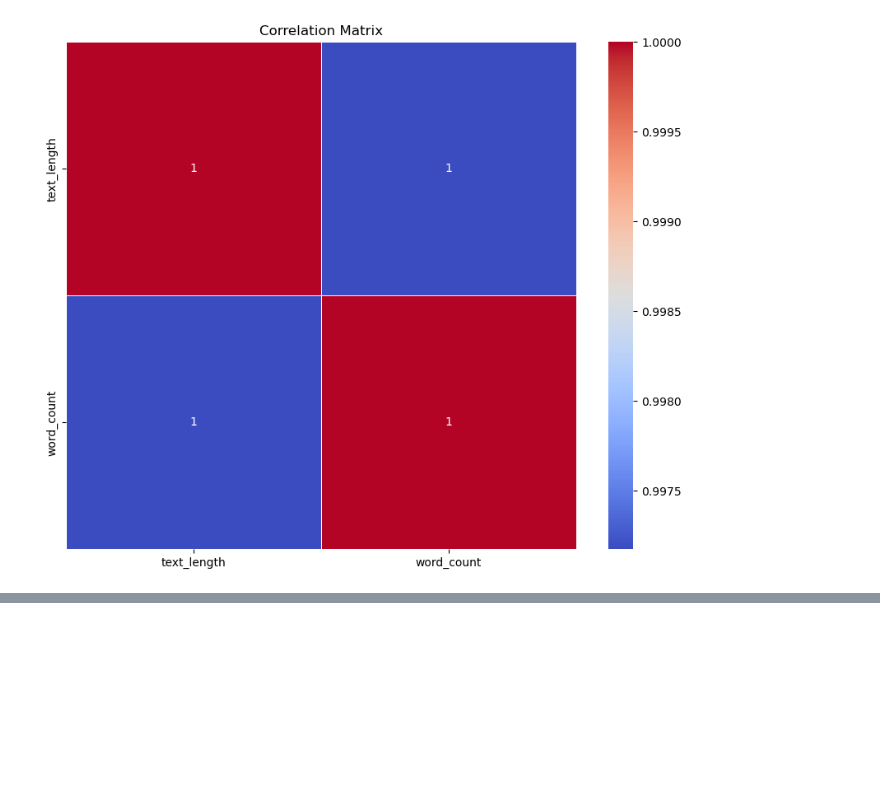
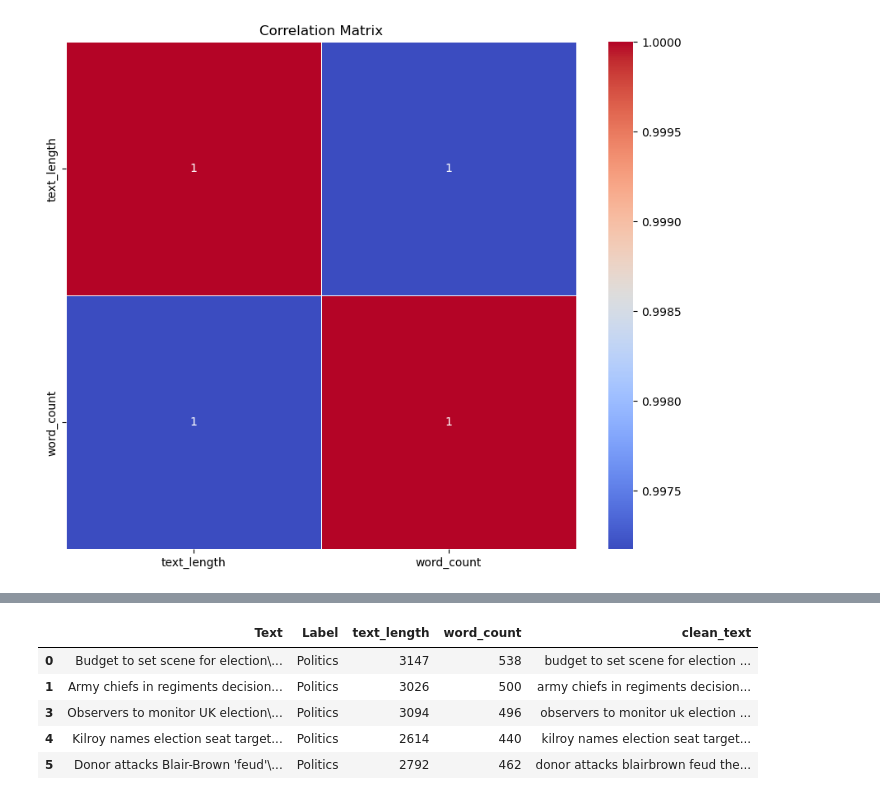
Before and after one commit to edasaruhan/FTL_LLM_fulchany_Arvelin_Nanitelamio, a Jupyter notebook: LLM_Assignment2/Q2_NLP/model.ipynb, the cells around one changed output, grey strips where cells are left out. Saved outputs shown, nothing was run; the diff lists cells and outputs as text; code cells hidden in the pictures; blank space fills up the shorter version.

```diff
--- a/LLM_Assignment2/Q2_NLP/model.ipynb
+++ b/LLM_Assignment2/Q2_NLP/model.ipynb
@@ -248,0 +263,30 @@ plt.show()
+# %%
+def cleanText(text):
+
+    # Convert all letters to lower case
+    txt = text.lower()
+    # Remove mentions (e.g., @usernames)
+    txt = re.sub(r"@\w+", "", txt)
+    # Remove URLs (http, https, and www)
+    txt = re.sub(r"http\S+|www\S+", "", txt)
+    # Remove non-alphanumeric characters except for spaces
+    txt = re.sub(r"[^a-z0-9\s]", "", txt)
+    # Remove extra whitespace
+    txt = re.sub(r"\s+", " ", txt).strip()
+    return txt
+# %%
+cleantext = []
+
+for item in df['Text']:
+    txt = cleanText(item)
+    cleantext += [txt]
+
+df['clean_text'] = cleantext
+df.head()
+# %% [output]
+|  | Text | Label | text_length | word_count | clean_text |
+| 0 | Budget to set scene for election\... | Politics | 3147 | 538 | budget to set scene for election ... |
+| 1 | Army chiefs in regiments decision... | Politics | 3026 | 500 | army chiefs in regiments decision... |
+| 3 | Observers to monitor UK election\... | Politics | 3094 | 496 | observers to monitor uk election ... |
+| 4 | Kilroy names election seat target... | Politics | 2614 | 440 | kilroy names election seat target... |
+| 5 | Donor attacks Blair-Brown 'feud'\... | Politics | 2792 | 462 | donor attacks blairbrown feud the... |
```
Also changed, not shown: parts of 3 cells of this notebook.
